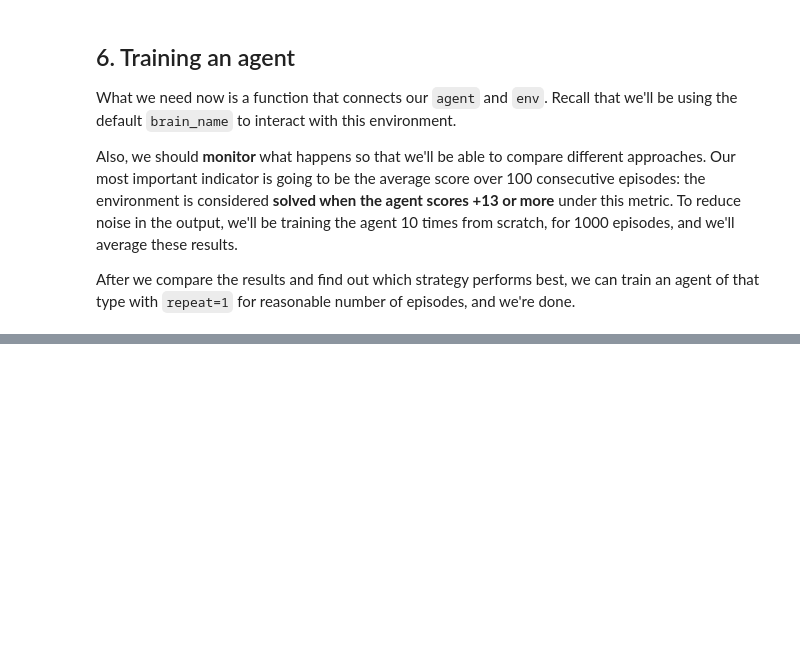
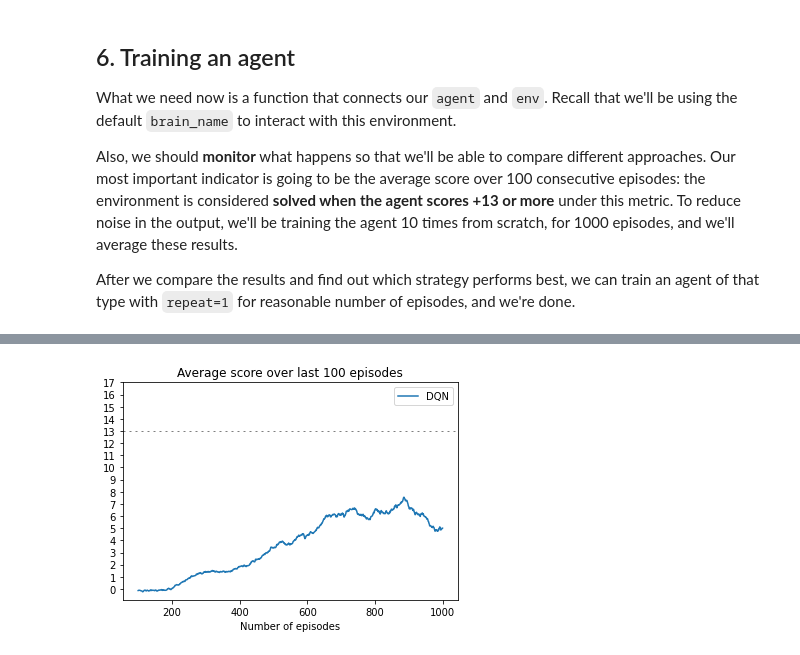
Before and after one commit to francescotorregrossa/deep-reinforcement-learning-nanodegree, a Jupyter notebook: p1-navigation/Report.ipynb, the cells around one changed output, grey strips where cells are left out. Drawn from its saved outputs; the diff is of its cells as text; code cells hidden in the pictures; blank space fills up the shorter version.

```diff
--- a/p1-navigation/Report.ipynb
+++ b/p1-navigation/Report.ipynb
@@ -129,7 +130,7 @@ The `DQN` class is straightforward and uses less parameters, since it only uses
 # %%
 class DQN(nn.Module):
 
-    def __init__(self, state_size, action_size, hidden_layers=[64, 128, 64]):
+    def __init__(self, state_size, action_size, hidden_layers=[256, 256, 64, 32]):
         super(DQN, self).__init__()
 
         self.hidden_layers = nn.ModuleList([nn.Linear(state_size, hidden_layers[0])])
@@ -289,7 +290,7 @@ class QNetworkAgent():
                  replay_buffer, Delta,
                  eps=1, eps_decay=0.9995, min_eps=0.0001, gamma=0.99,
                  alpha=0.001, tau=0.01,
-                 update_every=4, batch_size=64, learning=True):
+                 update_every=15, batch_size=64, learning=True):
         self.state_size, self.action_size = state_size, action_size
         self.original_eps = eps
         self.QNetwork = QNetwork
@@ -304,7 +305,7 @@ class QNetworkAgent():
     def reset(self):
         self.replay_buffer.reset()
         self.eps = self.original_eps
-        self.q_local, self.q_target = self.QNetwork(state_size, action_size), self.QNetwork(state_size, action_size)
+        self.q_local, self.q_target = self.QNetwork(self.state_size, self.action_size), self.QNetwork(self.state_size, self.action_size)
         self.optimizer = optim.Adam(self.q_local.parameters(), lr=self.alpha)
         self.update_i = 0
 
@@ -321,8 +322,8 @@ class QNetworkAgent():
         self.replay_buffer.add((s, a, r, ns, d, p))
         if self.update_i == 0 and self.replay_buffer.size() >= self.batch_size:
             self.learn()
+            self.eps = max(self.eps * self.eps_decay, self.min_eps)
         self.update_i = (self.update_i + 1) % self.update_every
-        self.eps = max(self.eps * self.eps_decay, self.min_eps)
 
     def learn(self):
         s, a, r, ns, d, w = self.replay_buffer.sample(self.batch_size)
@@ -396,13 +401,15 @@ def train(agent, env, episodes=1000, repeat=10, consecutive_episodes=100, show_o
     std_dev = signal.convolve2d(v ** 2 - mean ** 2, np.ones([repeat, 1]) / repeat, mode='valid') ** (1/2)
     return mean.flatten(), std_dev.flatten(), results
 # %%
-agents = [QNetworkAgent(DQN, state_size, action_size, UniformReplayBuffer(100_000), dt_dqn),
-          QNetworkAgent(DQN, state_size, action_size, UniformReplayBuffer(100_000), dt_double_dqn),
-          QNetworkAgent(DuelingDQN, state_size, action_size, UniformReplayBuffer(100_000), dt_dqn),
-          QNetworkAgent(DuelingDQN, state_size, action_size, UniformReplayBuffer(100_000), dt_double_dqn)]
+agents = [('DQN', QNetworkAgent(DQN, state_size, action_size, UniformReplayBuffer(100_000), dt_dqn)),
+          ('Double DQN', QNetworkAgent(DQN, state_size, action_size, UniformReplayBuffer(100_000), dt_double_dqn)),
+          ('Dueling DQN', QNetworkAgent(DuelingDQN, state_size, action_size, UniformReplayBuffer(100_000), dt_dqn)),
+          ('Dueling Double DQN', QNetworkAgent(DuelingDQN, state_size, action_size, UniformReplayBuffer(100_000), dt_double_dqn))]
 
 training_results = []
-for agent in agents:
-    mean, std_dev, _ = train(agent, env, repeat=3, episodes=600)
-    training_results.append((mean, std_dev))
+for ag in [agents[-1]]:
+    name, agent = ag
+    print('Agent: {}'.format(name))
+    mean, std_dev, full_report = train(agent, env, episode_function=execute_episode, repeat=1, episodes=1000)
+    training_results.append((mean, std_dev, full_report))
 # %% [output]
@@ -412,5 +421 @@ for agent in agents:
 # agent.q_local.load_state_dict(torch.load('checkpoint.pth', map_location='cpu'))
-# %%
-for ts in training_results:
-    mean, std_dev = ts
-    print(np.max(mean), np.argmax(mean))
@@ -421,0 +426,19 @@ for ts in training_results:
+# %%
+def plot_mean_std_dev(agents, training_results):
+    for agent, ts in zip(agents, training_results):
+        mean, std_dev, _ = ts
+        x = np.arange(100, 100 + mean.size)
+        plt.plot(x, mean, label = agent[0])
+        plt.fill_between(x, mean + std_dev, mean - std_dev, alpha=0.1)
+
+    plt.axhline(13, dashes=(4, 8), lw=0.5, color='black')
+    plt.yticks(np.arange(0, 18))
+    plt.xlabel('Number of episodes')
+    plt.title('Average score over last 100 episodes')
+    plt.legend()
+    plt.show()
+
+plot_mean_std_dev(agents[:2], training_results[:2])
+# plot_results(agents[2:], training_results[2:])
+# %% [output]
+[figure, added]
```
Also changed, not shown: parts of 17 cells of this notebook, 3 other files.
